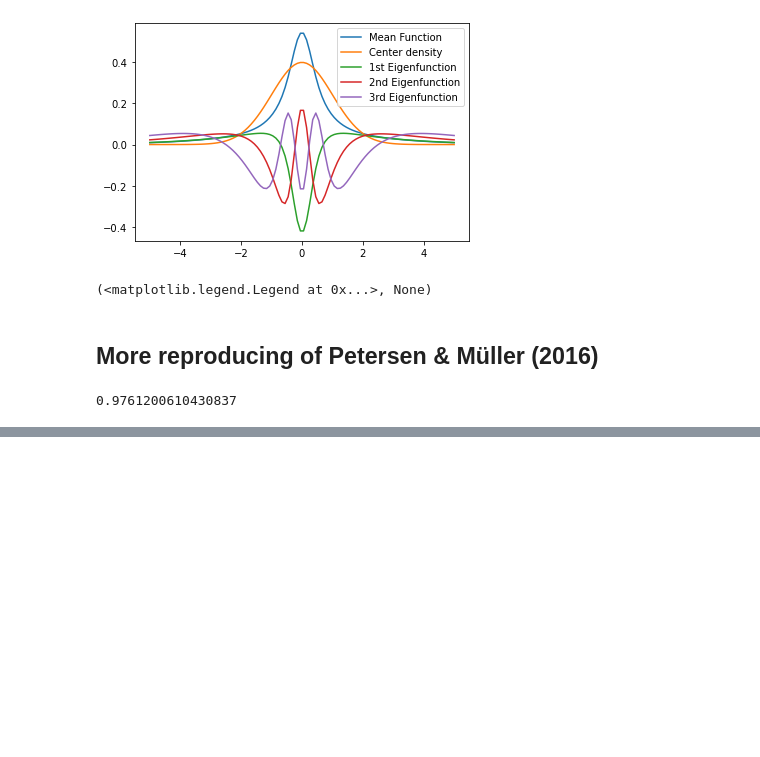
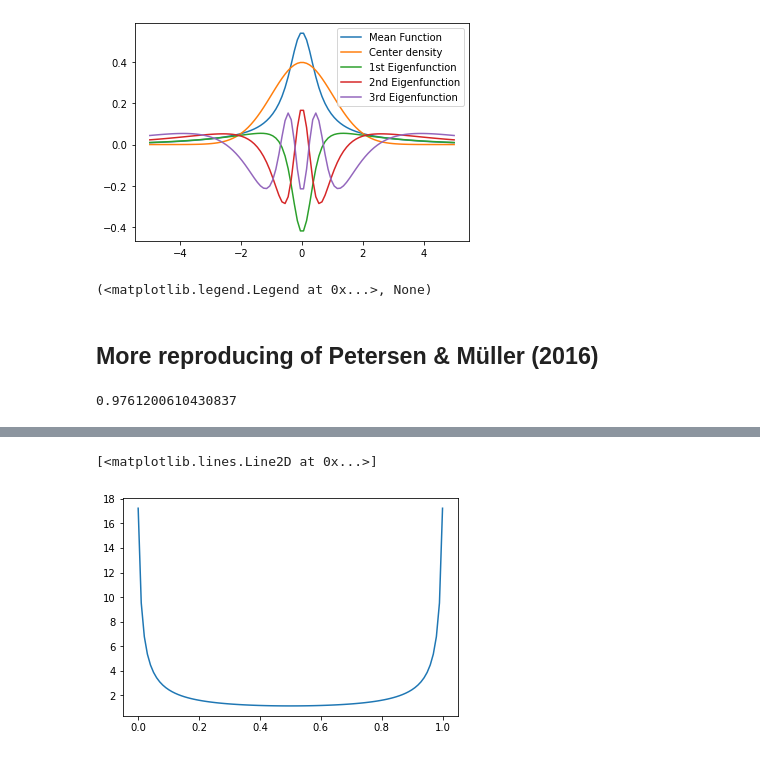
Before and after one commit to mirkimirk/thesis_frechet_fda, a Jupyter notebook: src/frechet_fda/sandbox.ipynb, the cells around one changed output, grey strips where cells are left out. Drawn from its saved outputs; the diff is of its cells as text; code cells hidden in the pictures; blank space fills up the shorter version.

```diff
--- a/src/frechet_fda/sandbox.ipynb
+++ b/src/frechet_fda/sandbox.ipynb
@@ -208,8 +208,8 @@ $X(t) = \sum_{k=1}^n η_k φ_k(t)$
 # Equispaced grid on [0, 1]
 n = 200
 gridnum = 100
-grid_fda = np.linspace(start=-np.ones(n), stop=np.ones(n), num=gridnum)
-grid_univ = np.linspace(start=-5, stop=5, num=gridnum)
+grid_densities_univ = np.linspace(start=-5, stop=5, num=gridnum)
+grid_quantiles_univ = np.linspace(start=0, stop=1, num=gridnum)
 
 
 # Define normal density
@@ -232,6 +227,10 @@ plt.plot(grid_univ, norm_density(grid_univ, 0, 1))
 # %%
 # Draw different sigmas
+grid_densities = np.linspace(start=-np.ones(n), stop=np.ones(n), num=gridnum)
+grid_quantiles = np.linspace(start=np.ones(n) * 0.01, stop=np.ones(n) * 0.99, num=gridnum)
 log_sigmas = np.random.default_rng(seed=28071995).uniform(-1.5, 1.5, n)
 mus = np.zeros(n)
 sigmas = np.exp(log_sigmas)
-densities_discretized = norm_density(grid_fda, mus, sigmas).transpose()
+densities_discretized = norm_density(grid_densities, mus, sigmas).transpose()
+quantiles_discretized = norm.ppf(grid_quantiles, mus, sigmas).transpose()
+quantile_densities_discretized = np.reciprocal(norm_density(norm.ppf(grid_quantiles, mus, sigmas), mus, sigmas)).transpose()
@@ -586,0 +605,3 @@ plt.show()
+# %%
+quantiles_discretized = norm.ppf(grid_quantiles, mus, sigmas).transpose()
+quantile_densities_discretized = np.reciprocal(norm_density(norm.ppf(grid_quantiles, mus, sigmas), mus, sigmas)).transpose()
@@ -586,0 +612,5 @@ plt.show()
+# %%
+plt.plot(grid_quantiles_univ, quantile_densities_discretized[0])
+# %% [output]
+[<matplotlib.lines.Line2D at 0x...>]
+[figure, added]
```
Also changed, not shown: parts of 22 cells of this notebook, 3 other files.
